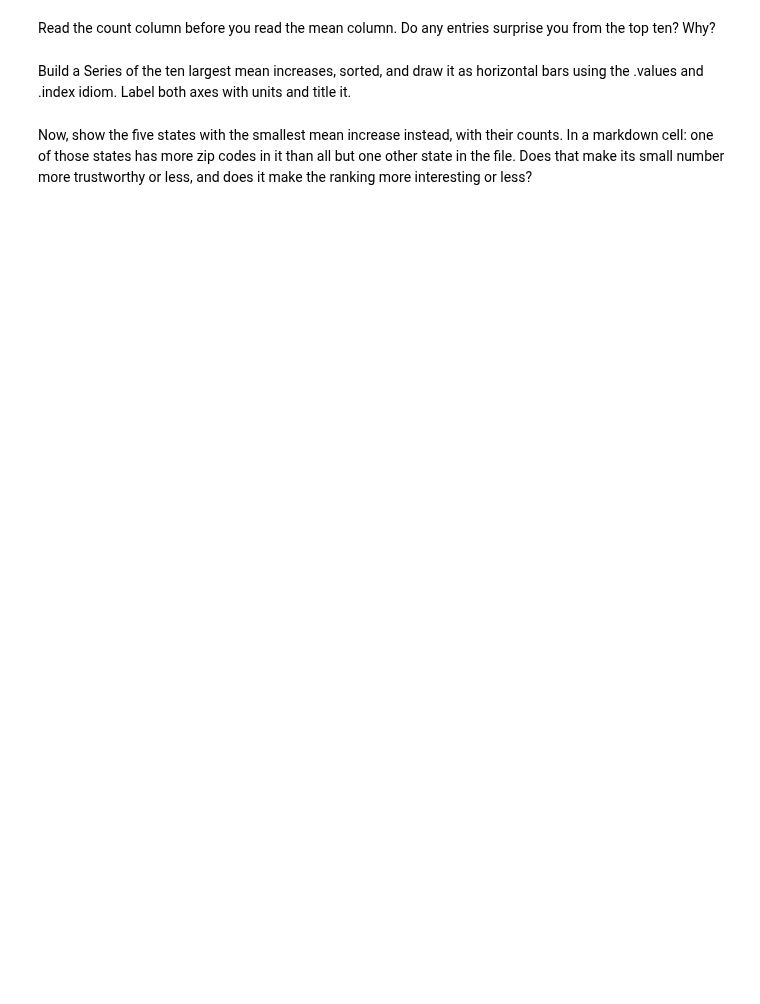
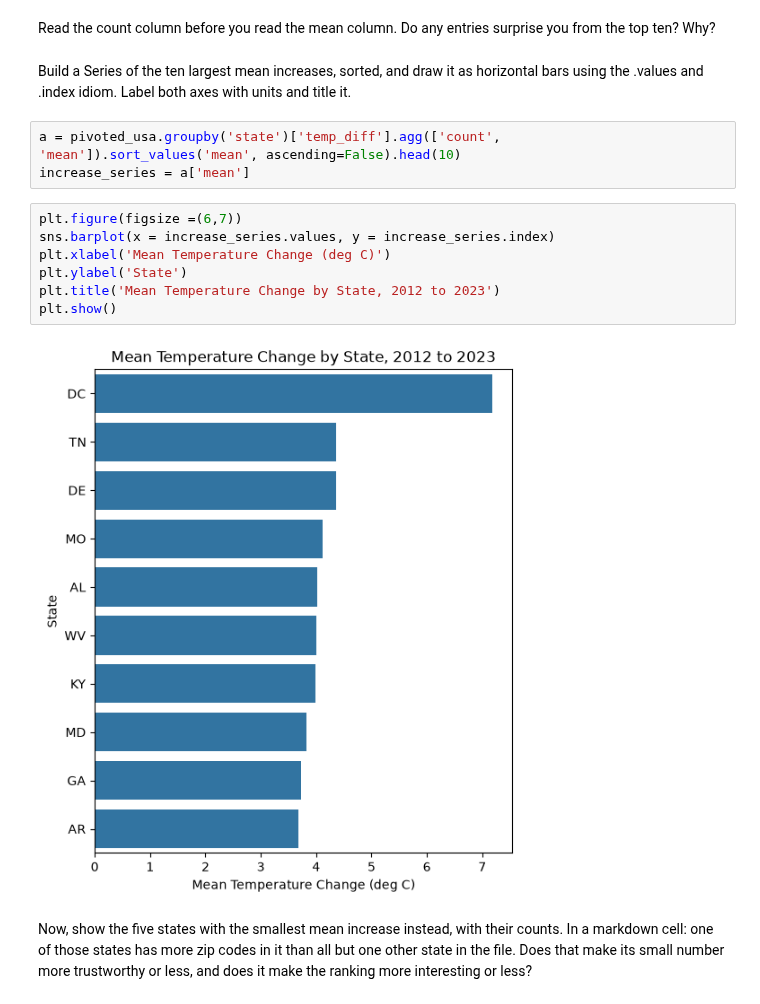
Before and after one commit to olivrwitt/eds217, a Jupyter notebook: day 7/EOD_Day7_Hardiness_Zones.ipynb, the cells around one changed output. Cells and saved outputs as stored; diff of their text form; blank space fills up the shorter version.

```diff
--- a/EOD_Day7_Hardiness_Zones.ipynb
+++ b/day 7/EOD_Day7_Hardiness_Zones.ipynb
@@ -275,5 +374,17 @@ Group change by state and use .agg(['count', 'mean']) on temp_diff. Show the ten
 Read the count column before you read the mean column. Do any entries surprise you from the top ten? Why?
 # %% [markdown]
 Build a Series of the ten largest mean increases, sorted, and draw it as horizontal bars using the .values and .index idiom. Label both axes with units and title it.
+# %%
+a = pivoted_usa.groupby('state')['temp_diff'].agg(['count', 'mean']).sort_values('mean', ascending=False).head(10)
+increase_series = a['mean']
+# %%
+plt.figure(figsize =(6,7))
+sns.barplot(x = increase_series.values, y = increase_series.index)
+plt.xlabel('Mean Temperature Change (deg C)')
+plt.ylabel('State')
+plt.title('Mean Temperature Change by State, 2012 to 2023')
+plt.show()
+# %% [output]
+[figure, added]
 # %% [markdown]
 Now, show the five states with the smallest mean increase instead, with their counts. In a markdown cell: one of those states has more zip codes in it than all but one other state in the file. Does that make its small number more trustworthy or less, and does it make the ranking more interesting or less?
```
Also changed, not shown: parts of 10 cells of this notebook, 4 other files.
